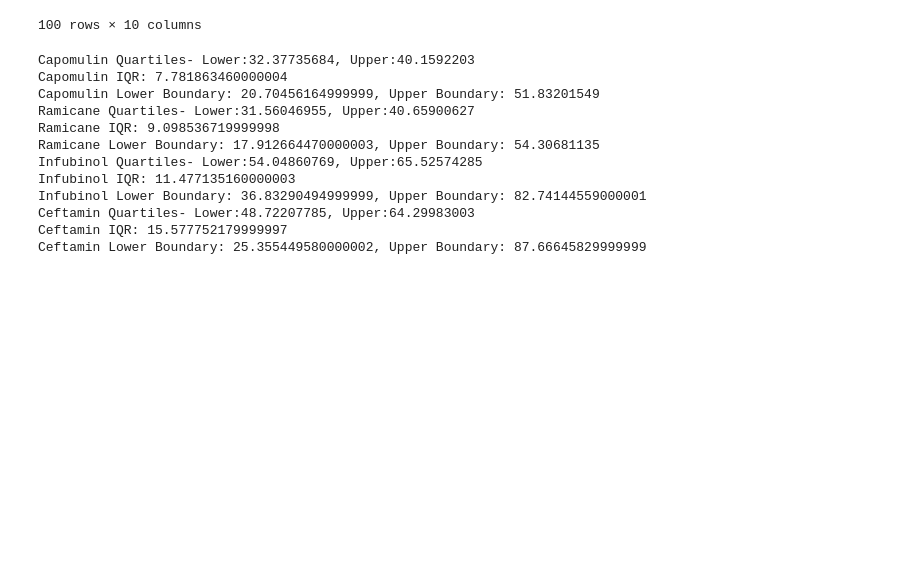
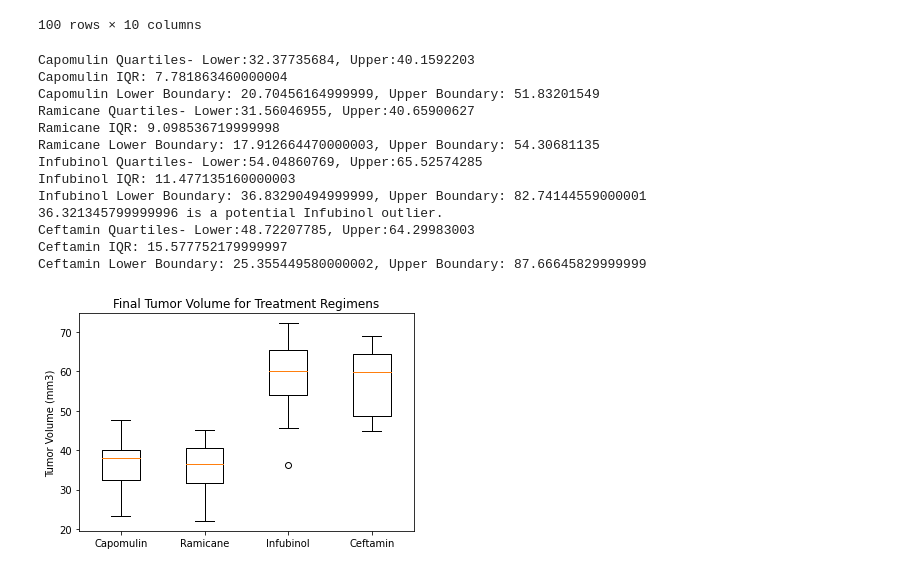
Before and after one commit to doublealogic/matplotlib-challenge, a Jupyter notebook: Pymaceuticals/main.ipynb, the cells around one changed output. Drawn from its saved outputs; the diff is of its cells as text; code cells hidden in the pictures; blank space fills up the shorter version.

Commit message:
Added boxplot cells to notebook.

```diff
--- a/Pymaceuticals/main.ipynb
+++ b/Pymaceuticals/main.ipynb
@@ -237,6 +237,8 @@ for key, value in tumor_lists.items():
     for v in value:
         if v > upper_bound:
             print(f"{v} is a potential {key} outlier.")
+        elif v < lower_bound:
+            print(f"{v} is a potential {key} outlier.")
 # %% [output]
 Capomulin Quartiles- Lower:32.37735684, Upper:40.1592203
 Capomulin IQR: 7.781863460000004
@@ -247,6 +249,20 @@ Ramicane Lower Boundary: 17.912664470000003, Upper Boundary: 54.30681135
 Infubinol Quartiles- Lower:54.04860769, Upper:65.52574285
 Infubinol IQR: 11.477135160000003
 Infubinol Lower Boundary: 36.83290494999999, Upper Boundary: 82.74144559000001
+36.321345799999996 is a potential Infubinol outlier.
 Ceftamin Quartiles- Lower:48.72207785, Upper:64.29983003
 Ceftamin IQR: 15.577752179999997
 Ceftamin Lower Boundary: 25.355449580000002, Upper Boundary: 87.66645829999999
+# %%
+tumor_lists_plot = [capomulin_pts.to_list(), ramicane_pts.to_list(), infubinol_pts.to_list(), ceftamin_pts.to_list()]
+fig1, ax1 = plt.subplots()
+ax1.set_title('Final Tumor Volume for Treatment Regimens')
+ax1.boxplot(tumor_lists_plot)
+x_ticks = np.arange(len(tumor_lists_plot))
+tumor_ticks = [value + 1 for value in x_ticks]
+
+plt.xticks(tumor_ticks, treatments)
+plt.ylabel("Tumor Volume (mm3)")
+plt.show()
+# %% [output]
+[figure, added]
```
Also changed, not shown: parts of 2 cells of this notebook.
